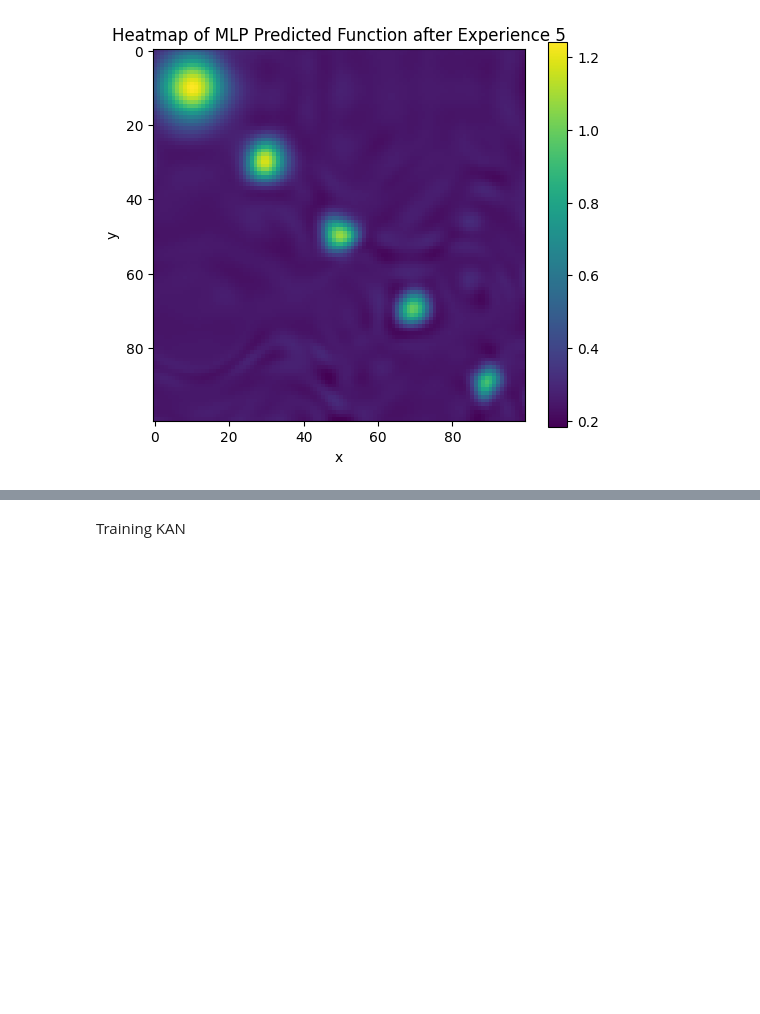
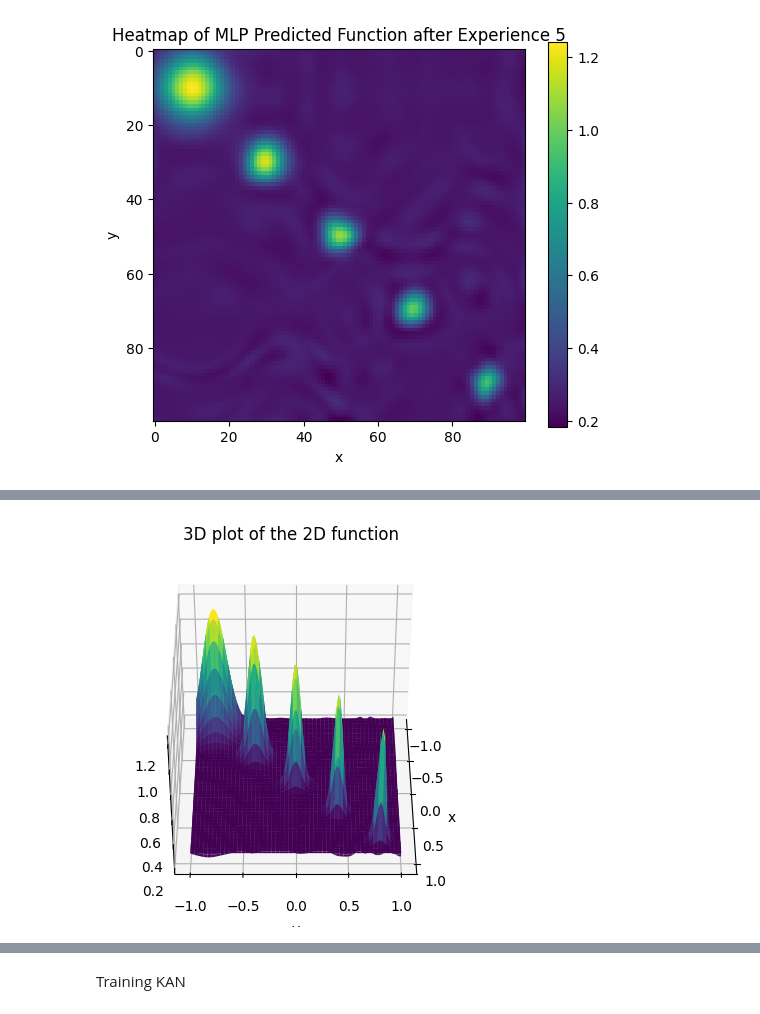
Before and after one commit to harris2001/KAN-T-Forget, a Jupyter notebook: Experiments/Toy_Examples/2D_Gaussians KAN.ipynb, the cells around one changed output, grey strips where cells are left out. Drawn from its saved outputs; the diff is of its cells as text; code cells hidden in the pictures; blank space fills up the shorter version.

```diff
--- a/Experiments/Toy_Examples/2D_Gaussians KAN.ipynb
+++ b/Experiments/Toy_Examples/2D_Gaussians KAN.ipynb
@@ -179,3 +183,16 @@ plt.show()
+# %%
+#plot in 3d
+fig = plt.figure()
+ax = fig.add_subplot(111, projection='3d')
+ax.plot_surface(x_grid, y_grid, f_xy, cmap='viridis')
+ax.plot_surface(x_grid, y_grid, predictions_grid, cmap='viridis')
+ax.view_init(40, 0)
+plt.title('3D plot of the 2D function')
+plt.xlabel('x')
+plt.ylabel('y')
+plt.show()
+# %% [output]
+[figure, added]
 # %%
 depth = len(model.width) - 1
 print(depth)
```
Also changed, not shown: parts of 3 cells of this notebook, 6 other files.
